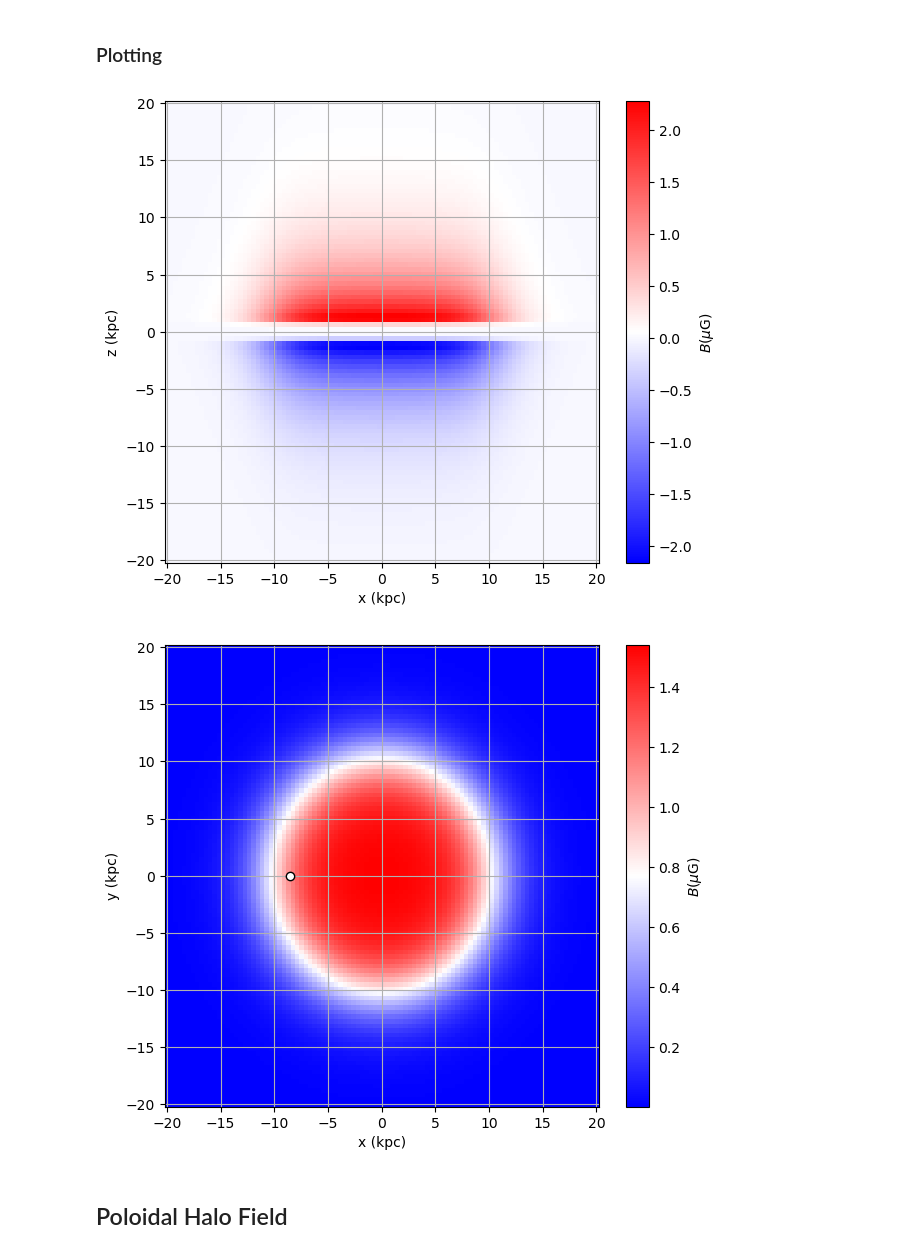
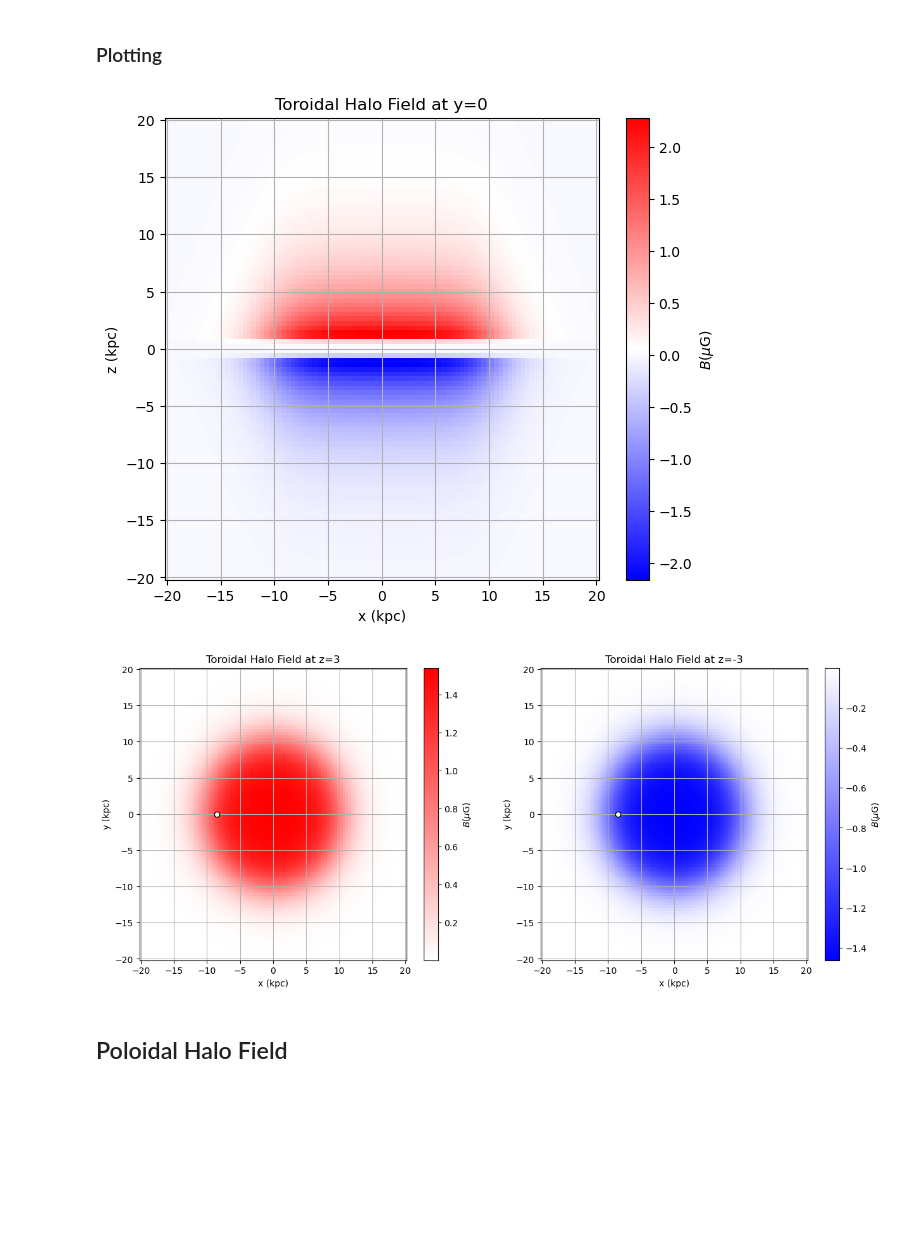
Before and after one commit to me-manu/gammaALPs, a Jupyter notebook: notebooks/test_gmf-unger-farrar_HALO.ipynb, the cells around one changed output. Cells and saved outputs as stored; diff of their text form; code cells hidden in the pictures; blank space fills up the shorter version.

```diff
--- a/notebooks/test_gmf-unger-farrar_HALO.ipynb
+++ b/notebooks/test_gmf-unger-farrar_HALO.ipynb
@@ -175,13 +175,14 @@ def get_toroidal_halo_field(x, y, z):
 # %%
 y = 0
 
-# grid of x and z values
+# grid of x, y and z values
 x = np.linspace(-20, 20, 100)
 z = np.linspace(-20, 20, 100)
 xx, zz = np.meshgrid(x, z, indexing='ij')
 
-B_strength = np.zeros_like(xx)
+B_strength= np.zeros_like(xx)
 
+# toroidal field at y=0
 for i in range(len(x)):
     for j in range(len(z)):
         B = get_toroidal_halo_field(xx[i,j], y, zz[i,j])
@@ -193,44 +194,63 @@ plt.figure(figsize=(7,6))
 p = plt.pcolormesh(xx, zz, B_strength, cmap=plt.cm.bwr, shading='auto')
 plt.colorbar(p, label = '$B (\mu\mathrm{G})$')
 
-
+plt.title(f"Toroidal Halo Field at y={y}")
 plt.xlabel('x (kpc)')
 plt.ylabel('z (kpc)')
 plt.grid()
 
 plt.show()
 # %% [output]
-[figure, old version]
+[figure, new version]
 # %%
 z = 3
 
 # grid of x and y values
 x = np.linspace(-20, 20, 100)
 y = np.linspace(-20, 20, 100)
 xx, yy = np.meshgrid(x, y, indexing='ij')
 
-B_strength = np.zeros_like(xx)
+B_strength1 = np.zeros_like(xx)
 
+# toroidal field for z=3
 for i in range(len(x)):
     for j in range(len(y)):
         B = get_toroidal_halo_field(xx[i,j], yy[i,j], z)
-        B_strength[i,j] = np.linalg.norm(B)*sign(B, xx[i,j], yy[i,j])
+        B_strength1[i,j] = np.linalg.norm(B)*sign(B, xx[i,j], yy[i,j])
+
+B_strength2 = np.zeros_like(xx)
+
+# toroidal field for z=-3
+for i in range(len(x)):
+    for j in range(len(y)):
+        B = get_toroidal_halo_field(xx[i,j], yy[i,j], -z)
+        B_strength2[i,j] = np.linalg.norm(B)*sign(B, xx[i,j], yy[i,j])
+
+cmap1 = LinearSegmentedColormap.from_list('', ['white', 'red'])
+cmap2 = LinearSegmentedColormap.from_list('', ['blue', 'white'])
 
 
+fig, axs = plt.subplots(1, 2, figsize=(15,6))
 
-plt.figure(figsize=(7,6))
-p = plt.pcolormesh(xx, yy, B_strength, cmap=plt.cm.bwr, shading='auto')
-plt.colorbar(p, label = '$B (\mu\mathrm{G})$')
+p1 = axs[0].pcolormesh(xx, yy, B_strength1, cmap=cmap1, shading='auto')
+plt.colorbar(p1, label = '$B (\mu\mathrm{G})$')
+axs[0].set_title(f"Toroidal Halo Field at z={z}")
+axs[0].set_xlabel('x (kpc)')
+axs[0].set_ylabel('y (kpc)')
+axs[0].plot(-8.5, 0., marker='o', mec='k', mfc='w')
+axs[0].grid()
 
-
-plt.xlabel('x (kpc)')
-plt.ylabel('y (kpc)')
-plt.plot(-8.5, 0., marker='o', mec='k', mfc='w')
-plt.grid()
+p1 = axs[1].pcolormesh(xx, yy, B_strength2, cmap=cmap2, shading='auto')
+plt.colorbar(p1, label = '$B (\mu\mathrm{G})$')
+axs[1].set_title(f"Toroidal Halo Field at z=-{z}")
+axs[1].set_xlabel('x (kpc)')
+axs[1].set_ylabel('y (kpc)')
+axs[1].plot(-8.5, 0., marker='o', mec='k', mfc='w')
+axs[1].grid()
 
 plt.show()
 # %% [output]
-[figure, old version]
+[figure, new version]
 # %% [markdown]
 ## Poloidal Halo Field
 # %% [markdown]
```
Also changed, not shown: parts of 5 cells of this notebook, 1 other file.
